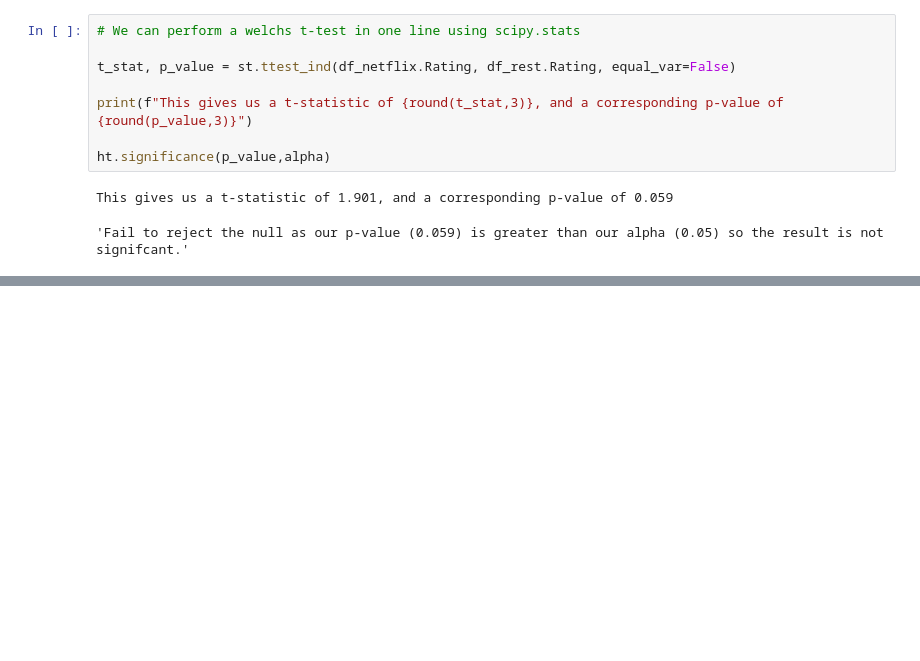
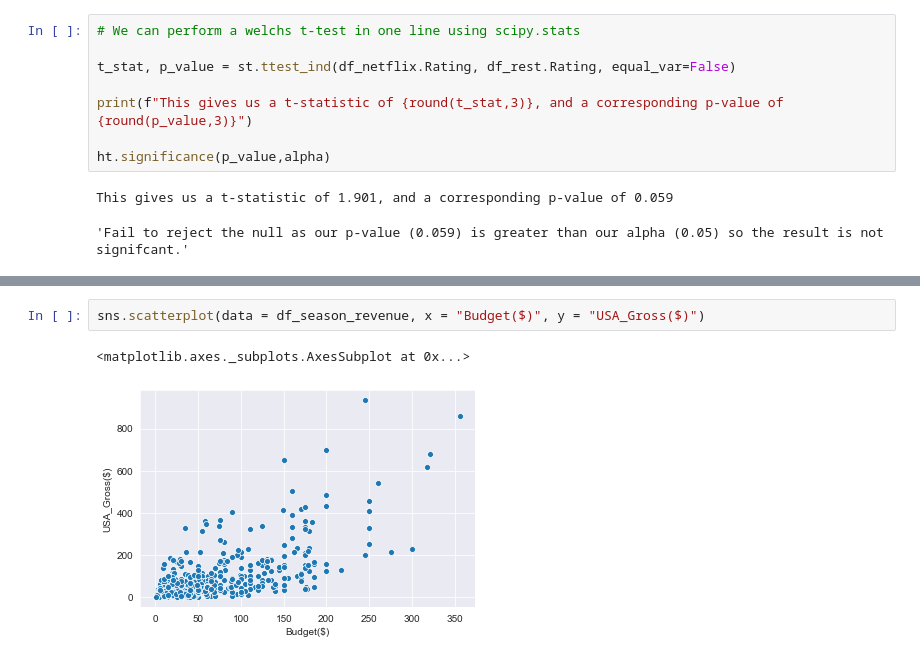
Before and after one commit to Greg-S-12/movies_project3, a Jupyter notebook: Final_Notebook.ipynb, the cells around one changed output, grey strips where cells are left out. Saved outputs shown, nothing was run; the diff lists cells and outputs as text; blank space fills up the shorter version.

```diff
--- a/Final_Notebook.ipynb
+++ b/Final_Notebook.ipynb
@@ -424,0 +633,5 @@ This gives us a t-statistic of 1.901, and a corresponding p-value of 0.059
+# %%
+sns.scatterplot(data = df_season_revenue, x = "Budget($)", y = "USA_Gross($)")
+# %% [output]
+<matplotlib.axes._subplots.AxesSubplot at 0x...>
+[figure, added]
```
Also changed, not shown: parts of 81 cells of this notebook, 2 other files.
